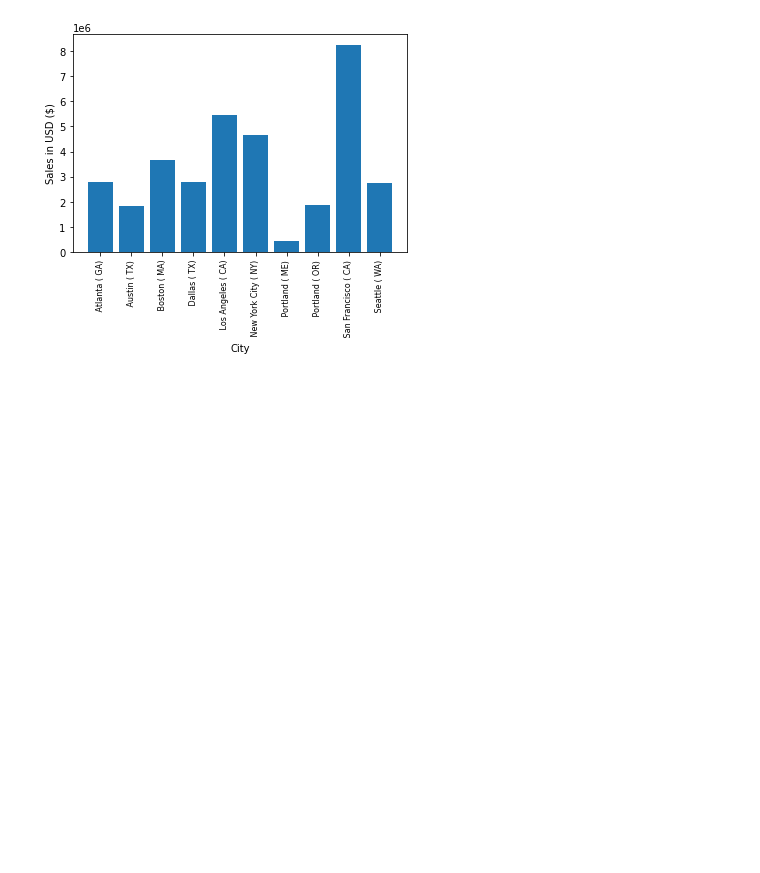
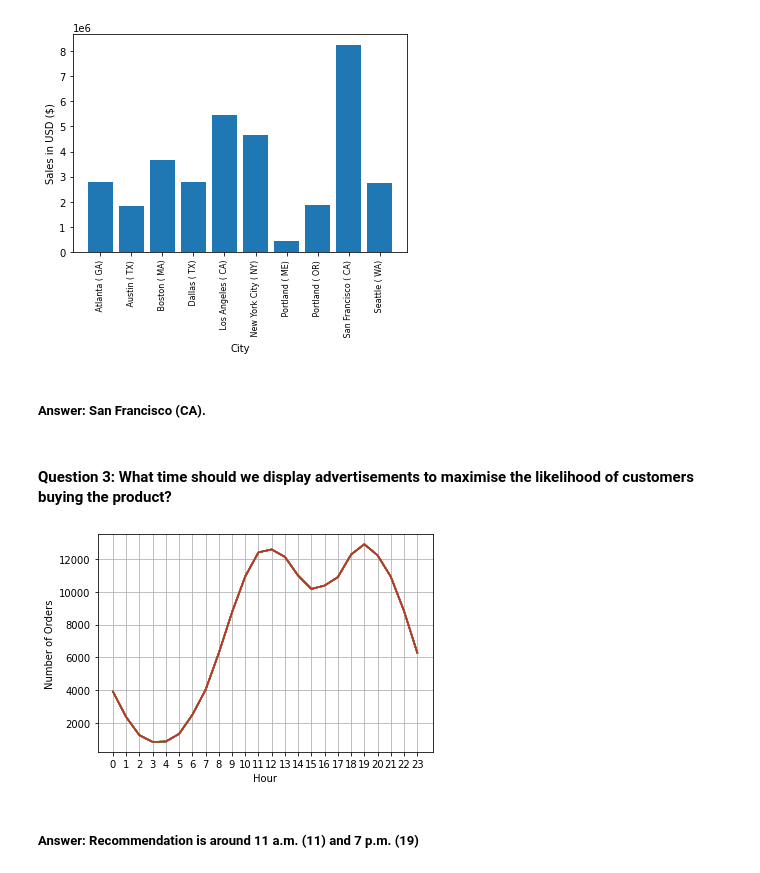
Before and after one commit to tunprimus/data_science_n_analytics, a Jupyter notebook: Solving-real-world-data-science-tasks-with-Python-Pandas/my-sales-analysis.ipynb, the cells around one changed output. Saved outputs shown, nothing was run; the diff lists cells and outputs as text; code cells hidden in the pictures; blank space fills up the shorter version.

Commit message:
learn: When to place advertisement based on order history

```diff
--- a/Solving-real-world-data-science-tasks-with-Python-Pandas/my-sales-analysis.ipynb
+++ b/Solving-real-world-data-science-tasks-with-Python-Pandas/my-sales-analysis.ipynb
@@ -139,0 +142,4 @@ all_data.head()
+# %%
+all_data["Order_Datetime"] = pd.to_datetime(all_data["Order Date"])
+
+all_data.head()
@@ -139,0 +155,5 @@ all_data.head()
+# %%
+all_data["Hour"] = all_data["Order_Datetime"].dt.hour
+all_data["Minute"] = all_data["Order_Datetime"].dt.minute
+
+all_data.head()
@@ -199,3 +226,21 @@ plt.xticks(cities, rotation="vertical", size=8)
 plt.show()
 # %% [output]
 [figure]
+# %% [markdown]
+##### Answer: San Francisco (CA).
+# %% [markdown]
+#### Question 3: What time should we display advertisements to maximise the likelihood of customers buying the product?
+# %%
+hours = [hour for hour, df in all_data.groupby("Hour")]
+# minutes = [minute for minute, df in all_data.groupby("Minute")]
+
+plt.plot(hours, all_data.groupby("Hour").count())
+plt.xticks(hours)
+plt.xlabel("Hour")
+plt.ylabel("Number of Orders")
+plt.grid()
+plt.show()
+# %% [output]
+[figure, added]
+# %% [markdown]
+##### Answer: Recommendation is around 11 a.m. (11) and 7 p.m. (19)
```
Also changed, not shown: parts of 4 cells of this notebook.
